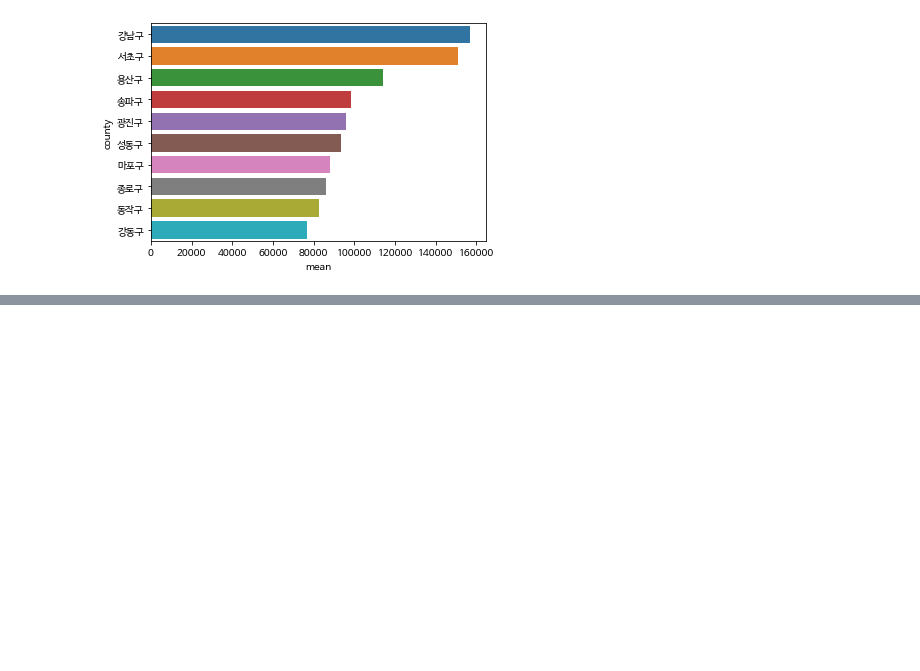
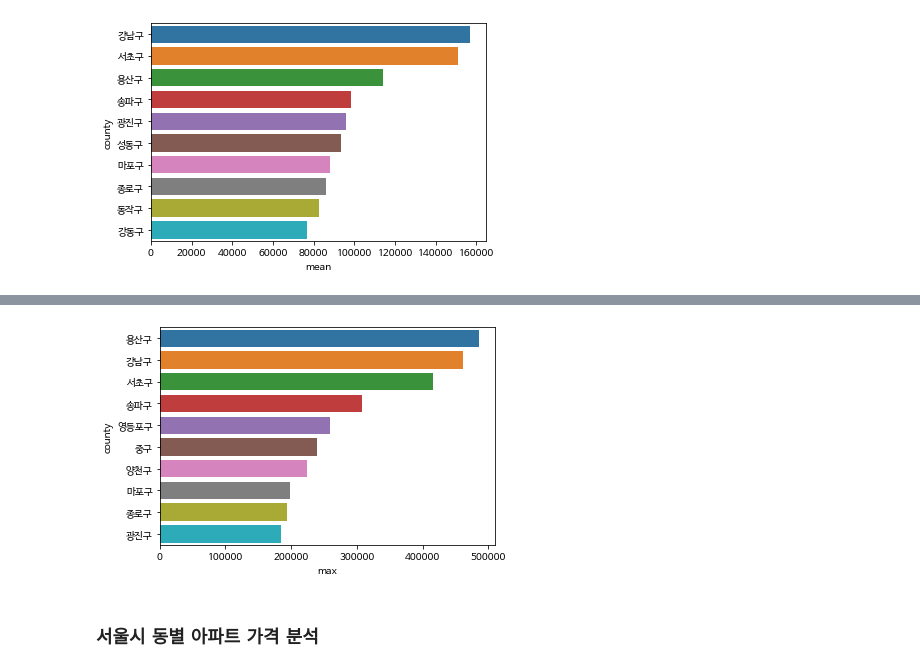
Before and after one commit to Gasijiyo/FirstStep_Python, a Jupyter notebook: py26_apt_Ohssam.ipynb, the cells around one changed output, grey strips where cells are left out. Drawn from its saved outputs; the diff is of its cells as text; code cells hidden in the pictures; blank space fills up the shorter version.

```diff
--- a/py26_apt_Ohssam.ipynb
+++ b/py26_apt_Ohssam.ipynb
@@ -573,3 +587,6 @@ sns.barplot(x='mean', y=top10.index, data=top10)
 plt.show()
 # %% [output]
 [figure]
+# %%
+top10 = result.sort_values(by='max', ascending=False).head(n=10)
+top10
@@ -575,0 +606,7 @@ plt.show()
+# %%
+sns.barplot(x='max', y=top10.index, data=top10)
+plt.show()
+# %% [output]
+[figure, added]
+# %% [markdown]
+### 서울시 동별 아파트 가격 분석
```
Also changed, not shown: parts of 17 cells of this notebook.
